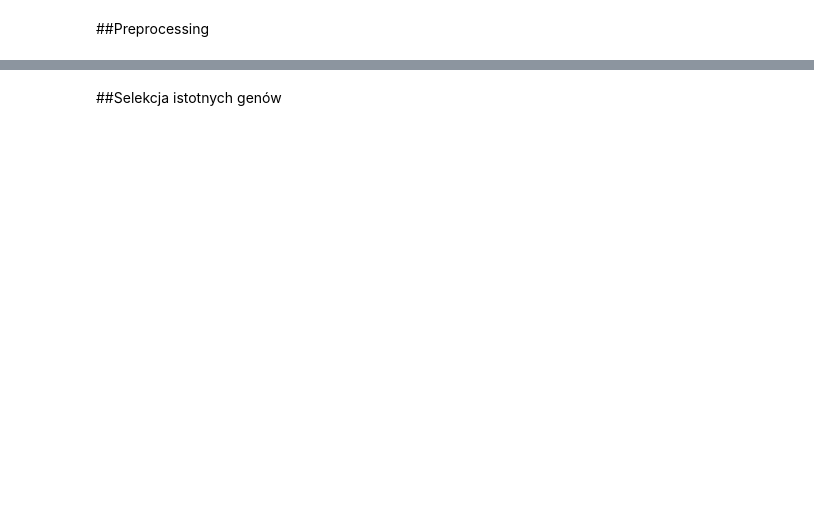
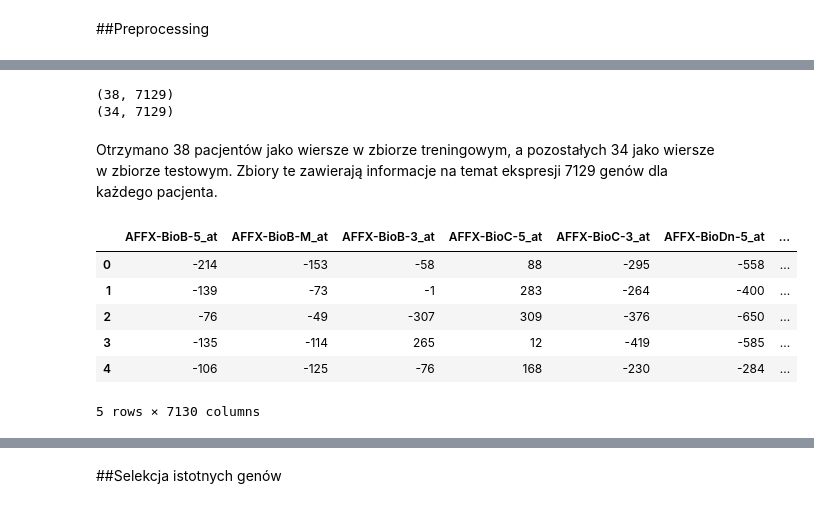
Before and after one commit to szezlong/gene-classification, a Jupyter notebook: Gene_Classification.ipynb, the cells around one changed output, grey strips where cells are left out. Cells and saved outputs as stored; diff of their text form; code cells hidden in the pictures; blank space fills up the shorter version.

```diff
--- a/Gene_Classification.ipynb
+++ b/Gene_Classification.ipynb
@@ -55,2 +85,8 @@ In the training and testing sets there are 72 patients. Each patient is marked e
 # %% [markdown]
 ##Preprocessing
+# %%
+keep_train = [col for col in train_df.columns if "call" not in col]
+keep_test = [col for col in test_df.columns if "call" not in col]
+
+train_df = train_df[keep_train]
+test_df = test_df[keep_test]
@@ -56,0 +95,9 @@ In the training and testing sets there are 72 patients. Each patient is marked e
+# %%
+train_df = train_df.T
+test_df = test_df.T
+# %%
+train_df.columns = train_df.iloc[1]
+train_df = train_df.drop(["Gene Description", "Gene Accession Number"]).apply(pd.to_numeric)
+train_df.index = pd.to_numeric(train_df.index) #ta linijka chyba nie jest must-have
+train_df.sort_index(inplace=True) #ta linijka chyba nie jest must-have
+train_df.head()
@@ -56,0 +126,23 @@ In the training and testing sets there are 72 patients. Each patient is marked e
+# %%
+print(train_df.shape)
+print(test_df.shape)
+# %% [output]
+(38, 7129)
+(34, 7129)
+# %% [markdown]
+Otrzymano 38 pacjentów jako wiersze w zbiorze treningowym, a pozostałych 34 jako wiersze w zbiorze testowym. Zbiory te zawierają informacje na temat ekspresji 7129 genów dla każdego pacjenta.
+# %%
+train_df = train_df.reset_index(drop=True)
+train_df = train_df.merge(patient_result_df[['cancer']], how='left', left_index=True, right_index=True)
+# %%
+dic = {'ALL':0,'AML':1}
+train_df.replace(dic,inplace=True)
+train_df.head()
+# %% [output]
+|  | AFFX-BioB-5_at | AFFX-BioB-M_at | AFFX-BioB-3_at | AFFX-BioC-5_at | AFFX-BioC-3_at | AFFX-BioDn-5_at | ... |
+| 0 | -214 | -153 | -58 | 88 | -295 | -558 | ... |
+| 1 | -139 | -73 | -1 | 283 | -264 | -400 | ... |
+| 2 | -76 | -49 | -307 | 309 | -376 | -650 | ... |
+| 3 | -135 | -114 | 265 | 12 | -419 | -585 | ... |
+| 4 | -106 | -125 | -76 | 168 | -230 | -284 | ... |
+5 rows × 7130 columns
```
Also changed, not shown: parts of 15 cells of this notebook.
